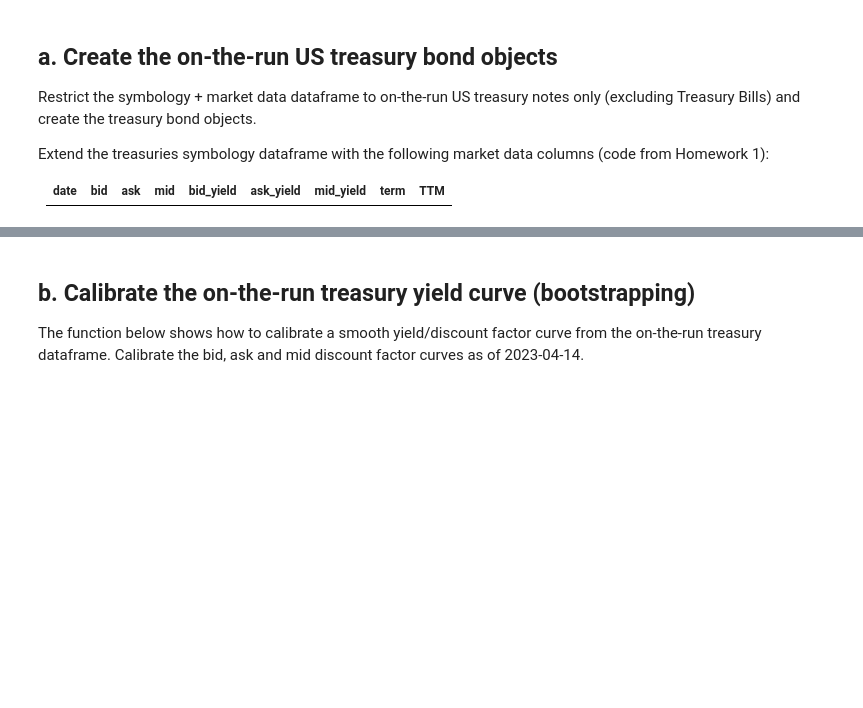
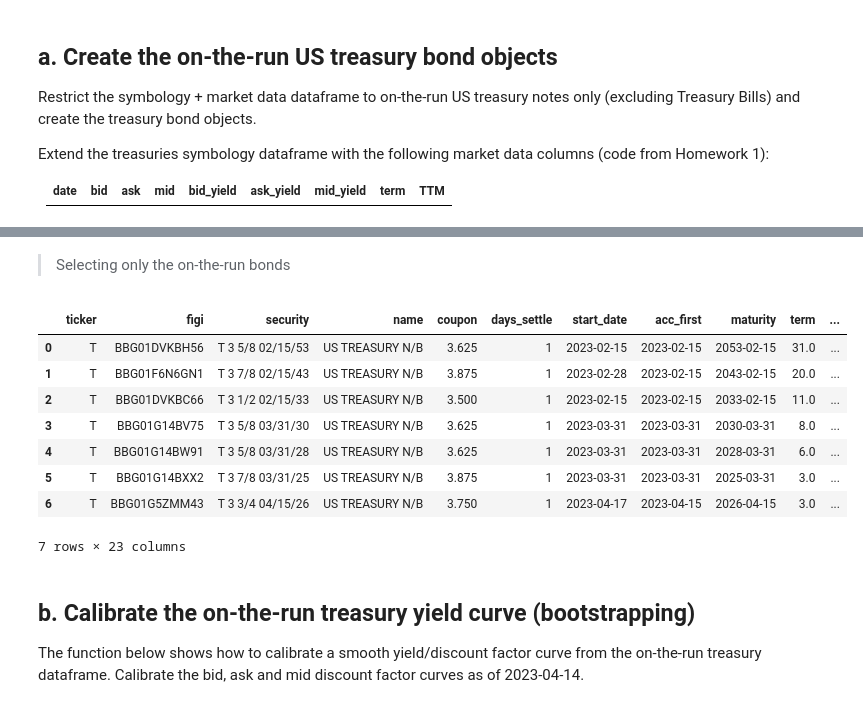
Before and after one commit to alanwake47/FINM-35700-Credit-Markets, a Jupyter notebook: week2/hw2/Homework 2-1.ipynb, the cells around one changed output, grey strips where cells are left out. Cells and saved outputs as stored; diff of their text form; code cells hidden in the pictures; blank space fills up the shorter version.

```diff
--- a/week2/hw2/Homework 2-1.ipynb
+++ b/week2/hw2/Homework 2-1.ipynb
@@ -376,3 +392,18 @@ symbology_md
+# %% [markdown]
+> Selecting only the on-the-run bonds
+# %%
+symbology_md_otr = symbology_md[symbology_md['isin'].isin(gov_otr['isin'])].reset_index(drop=True)
+symbology_md_otr
+# %% [output]
+|  | ticker | figi | security | name | coupon | days_settle | start_date | acc_first | maturity | term | ... |
+| 0 | T | BBG01DVKBH56 | T 3 5/8 02/15/53 | US TREASURY N/B | 3.625 | 1 | 2023-02-15 | 2023-02-15 | 2053-02-15 | 31.0 | ... |
+| 1 | T | BBG01F6N6GN1 | T 3 7/8 02/15/43 | US TREASURY N/B | 3.875 | 1 | 2023-02-28 | 2023-02-15 | 2043-02-15 | 20.0 | ... |
+| 2 | T | BBG01DVKBC66 | T 3 1/2 02/15/33 | US TREASURY N/B | 3.500 | 1 | 2023-02-15 | 2023-02-15 | 2033-02-15 | 11.0 | ... |
+| 3 | T | BBG01G14BV75 | T 3 5/8 03/31/30 | US TREASURY N/B | 3.625 | 1 | 2023-03-31 | 2023-03-31 | 2030-03-31 | 8.0 | ... |
+| 4 | T | BBG01G14BW91 | T 3 5/8 03/31/28 | US TREASURY N/B | 3.625 | 1 | 2023-03-31 | 2023-03-31 | 2028-03-31 | 6.0 | ... |
+| 5 | T | BBG01G14BXX2 | T 3 7/8 03/31/25 | US TREASURY N/B | 3.875 | 1 | 2023-03-31 | 2023-03-31 | 2025-03-31 | 3.0 | ... |
+| 6 | T | BBG01G5ZMM43 | T 3 3/4 04/15/26 | US TREASURY N/B | 3.750 | 1 | 2023-04-17 | 2023-04-15 | 2026-04-15 | 3.0 | ... |
+7 rows × 23 columns
 # %% [markdown]
 ## b. Calibrate the on-the-run treasury yield curve (bootstrapping)
 The function below shows how to calibrate a smooth yield/discount factor curve from the on-the-run treasury dataframe. Calibrate the bid, ask and mid discount factor curves as of 2023-04-14.
```
Also changed, not shown: parts of 13 cells of this notebook.
